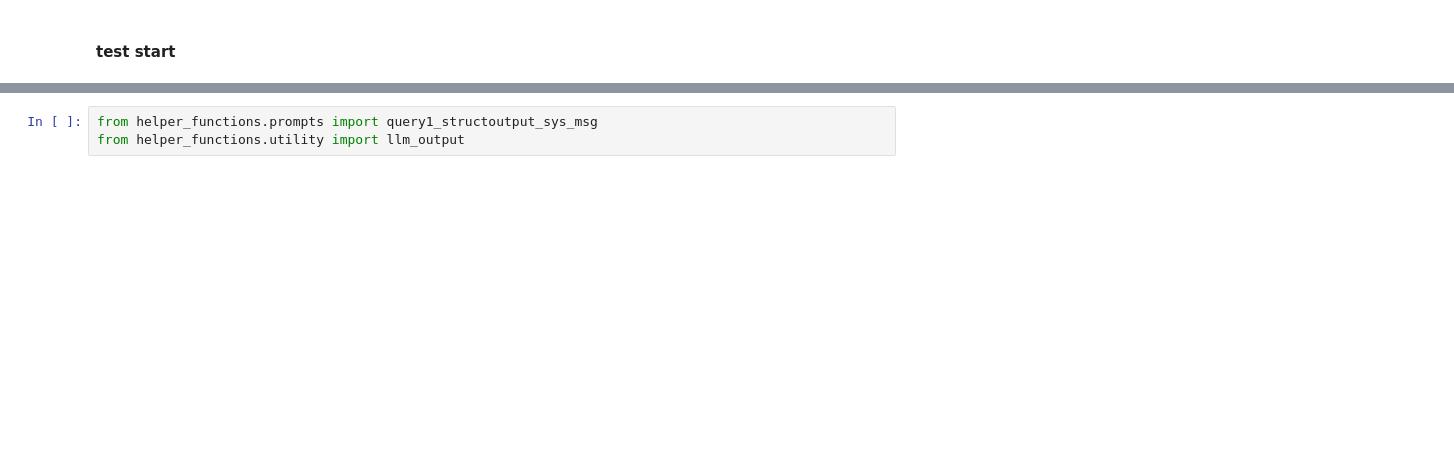
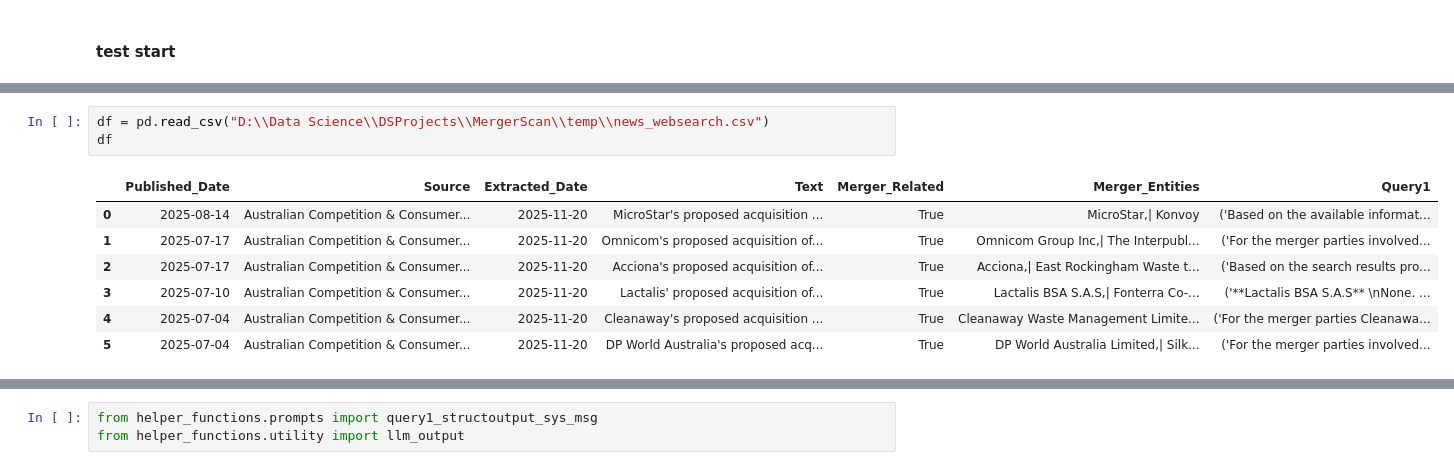
Before and after one commit to chuash/MergerScan, a Jupyter notebook: Draft.ipynb, the cells around one changed output, grey strips where cells are left out. Drawn from its saved outputs; the diff is of its cells as text; blank space fills up the shorter version.

```diff
--- a/Draft.ipynb
+++ b/Draft.ipynb
@@ -892,0 +923,11 @@ This conclusion is based on the absence of any direct sales or service operation
+# %%
+df = pd.read_csv("D:\\Data Science\\DSProjects\\MergerScan\\temp\\news_websearch.csv")
+df
+# %% [output]
+|  | Published_Date | Source | Extracted_Date | Text | Merger_Related | Merger_Entities | Query1 |
+| 0 | 2025-08-14 | Australian Competition & Consumer... | 2025-11-20 | MicroStar's proposed acquisition ... | True | MicroStar,| Konvoy | ('Based on the available informat... |
+| 1 | 2025-07-17 | Australian Competition & Consumer... | 2025-11-20 | Omnicom's proposed acquisition of... | True | Omnicom Group Inc,| The Interpubl... | ('For the merger parties involved... |
+| 2 | 2025-07-17 | Australian Competition & Consumer... | 2025-11-20 | Acciona's proposed acquisition of... | True | Acciona,| East Rockingham Waste t... | ('Based on the search results pro... |
+| 3 | 2025-07-10 | Australian Competition & Consumer... | 2025-11-20 | Lactalis' proposed acquisition of... | True | Lactalis BSA S.A.S,| Fonterra Co-... | ('**Lactalis BSA S.A.S** \nNone. ... |
+| 4 | 2025-07-04 | Australian Competition & Consumer... | 2025-11-20 | Cleanaway's proposed acquisition ... | True | Cleanaway Waste Management Limite... | ('For the merger parties Cleanawa... |
+| 5 | 2025-07-04 | Australian Competition & Consumer... | 2025-11-20 | DP World Australia's proposed acq... | True | DP World Australia Limited,| Silk... | ('For the merger parties involved... |
```
Also changed, not shown: parts of 27 cells of this notebook, 5 other files.
